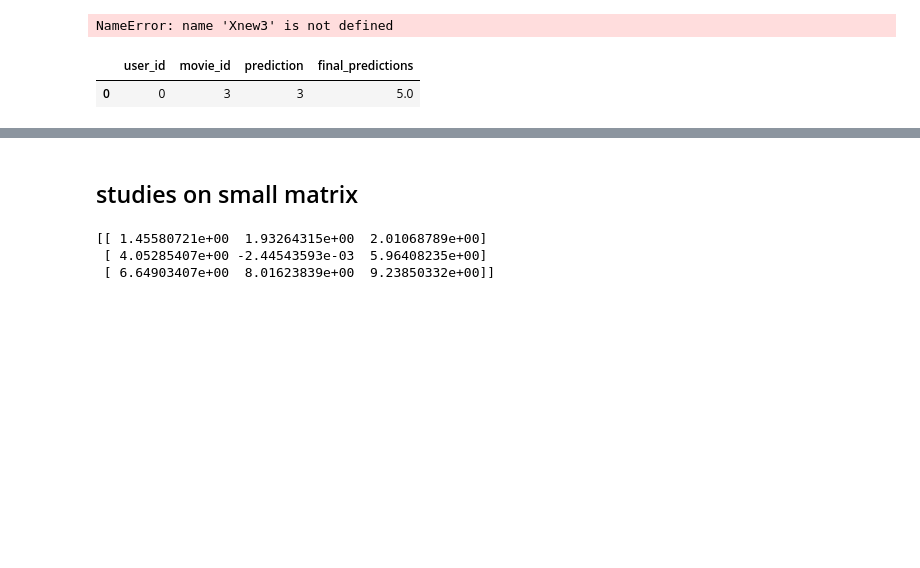
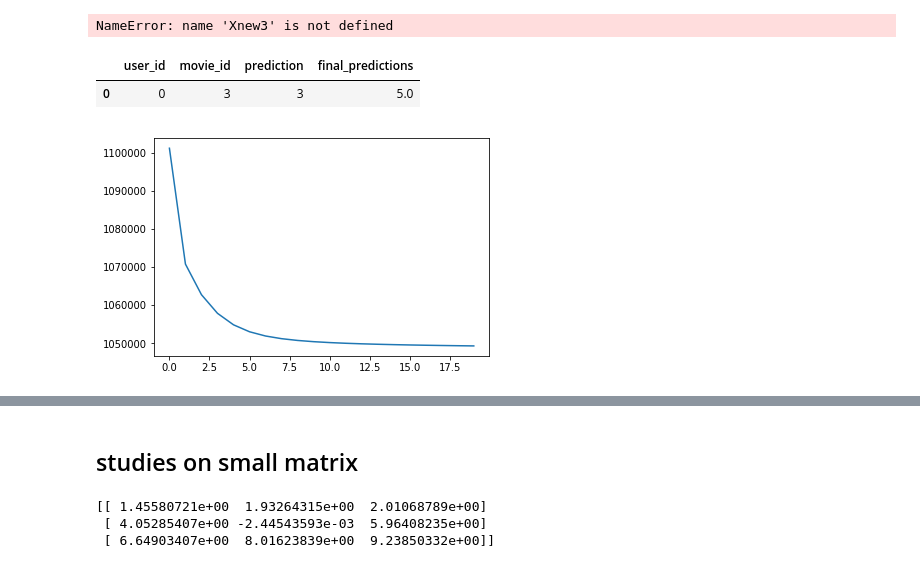
Before and after one commit to brunowicht/ML-Projects-2018, a Jupyter notebook: project2/ALS.ipynb, the cells around one changed output, grey strips where cells are left out. Drawn from its saved outputs; the diff is of its cells as text; code cells hidden in the pictures; blank space fills up the shorter version.

```diff
--- a/project2/ALS.ipynb
+++ b/project2/ALS.ipynb
@@ -181,0 +218,4 @@ def compute_error(X,Y,matrix,label_pos):
+# %%
+piping(matrix,5,label_positions,dataset_to_predict,10.,20,"20pass5feat_lambda10Dot.csv")
+# %% [output]
+[figure, added]
```
Also changed, not shown: parts of 18 cells of this notebook.
